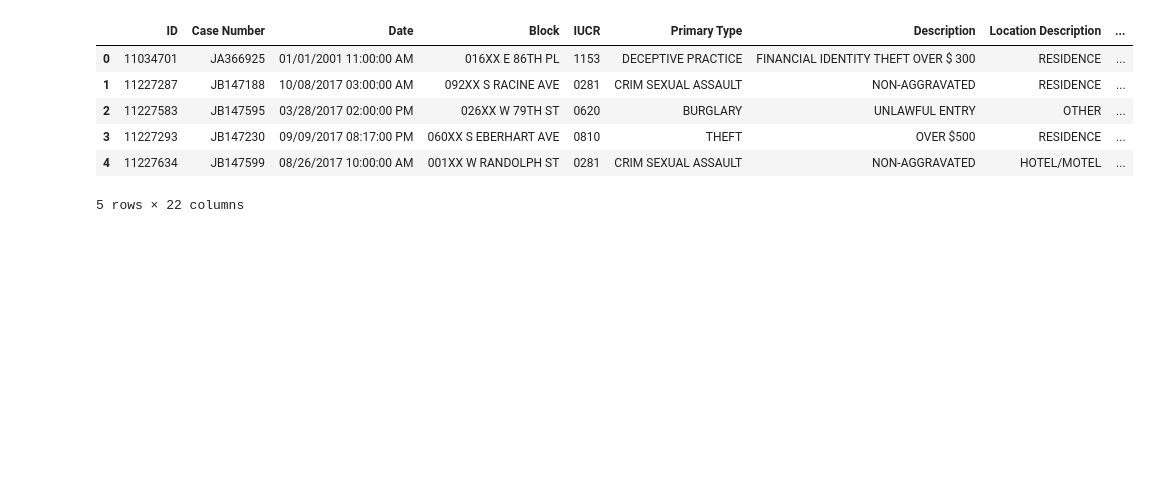
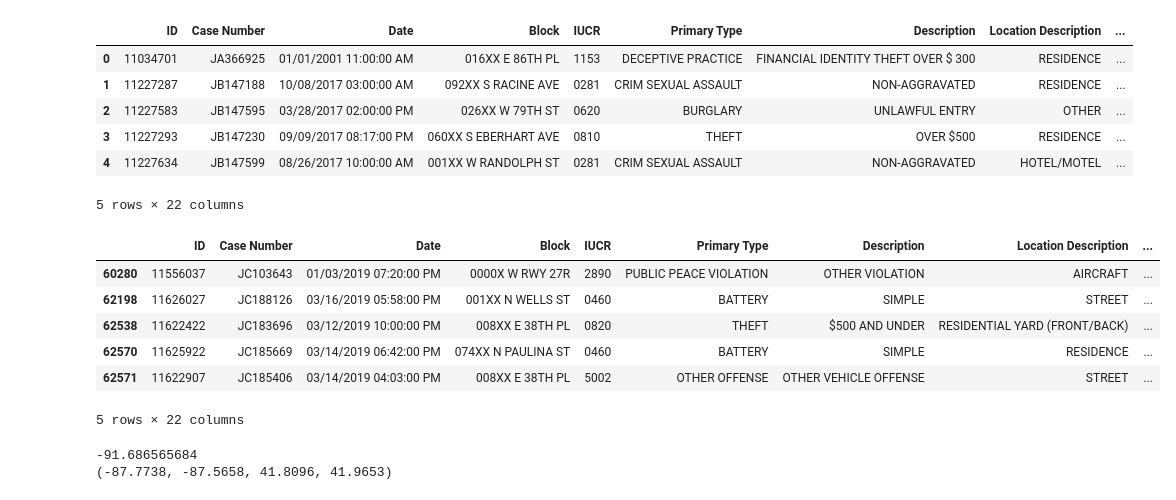
Before and after one commit to emmy0021/ChicagoCrimeAnalysis, a Jupyter notebook: ChicagoCrimeAnalysis.ipynb, the cells around one changed output. Drawn from its saved outputs; the diff is of its cells as text; code cells hidden in the pictures; blank space fills up the shorter version.

```diff
--- a/ChicagoCrimeAnalysis.ipynb
+++ b/ChicagoCrimeAnalysis.ipynb
@@ -12,3 +12,26 @@ data.head()
 | 3 | 11227293 | JB147230 | 09/09/2017 08:17:00 PM | 060XX S EBERHART AVE | 0810 | THEFT | OVER $500 | RESIDENCE | ... |
 | 4 | 11227634 | JB147599 | 08/26/2017 10:00:00 AM | 001XX W RANDOLPH ST | 0281 | CRIM SEXUAL ASSAULT | NON-AGGRAVATED | HOTEL/MOTEL | ... |
 5 rows × 22 columns
+# %%
+df = data[data['Latitude'].notna()]
+df = df[df['Longitude'].notna()]
+df = df[df['Year'] > 2015]
+# %%
+df.head()
+# %% [output]
+|  | ID | Case Number | Date | Block | IUCR | Primary Type | Description | Location Description | ... |
+| 60280 | 11556037 | JC103643 | 01/03/2019 07:20:00 PM | 0000X W RWY 27R | 2890 | PUBLIC PEACE VIOLATION | OTHER VIOLATION | AIRCRAFT | ... |
+| 62198 | 11626027 | JC188126 | 03/16/2019 05:58:00 PM | 001XX N WELLS ST | 0460 | BATTERY | SIMPLE | STREET | ... |
+| 62538 | 11622422 | JC183696 | 03/12/2019 10:00:00 PM | 008XX E 38TH PL | 0820 | THEFT | $500 AND UNDER | RESIDENTIAL YARD (FRONT/BACK) | ... |
+| 62570 | 11625922 | JC185669 | 03/14/2019 06:42:00 PM | 074XX N PAULINA ST | 0460 | BATTERY | SIMPLE | RESIDENCE | ... |
+| 62571 | 11622907 | JC185406 | 03/14/2019 04:03:00 PM | 008XX E 38TH PL | 5002 | OTHER OFFENSE | OTHER VEHICLE OFFENSE | STREET | ... |
+5 rows × 22 columns
+# %%
+print(df['Longitude'].min())
+
+BBox = ((-87.7738,   -87.5658, 41.8096, 41.9653))
+
+print(BBox)
+# %% [output]
+-91.686565684
+(-87.7738, -87.5658, 41.8096, 41.9653)
```
Also changed, not shown: parts of 2 cells of this notebook.
